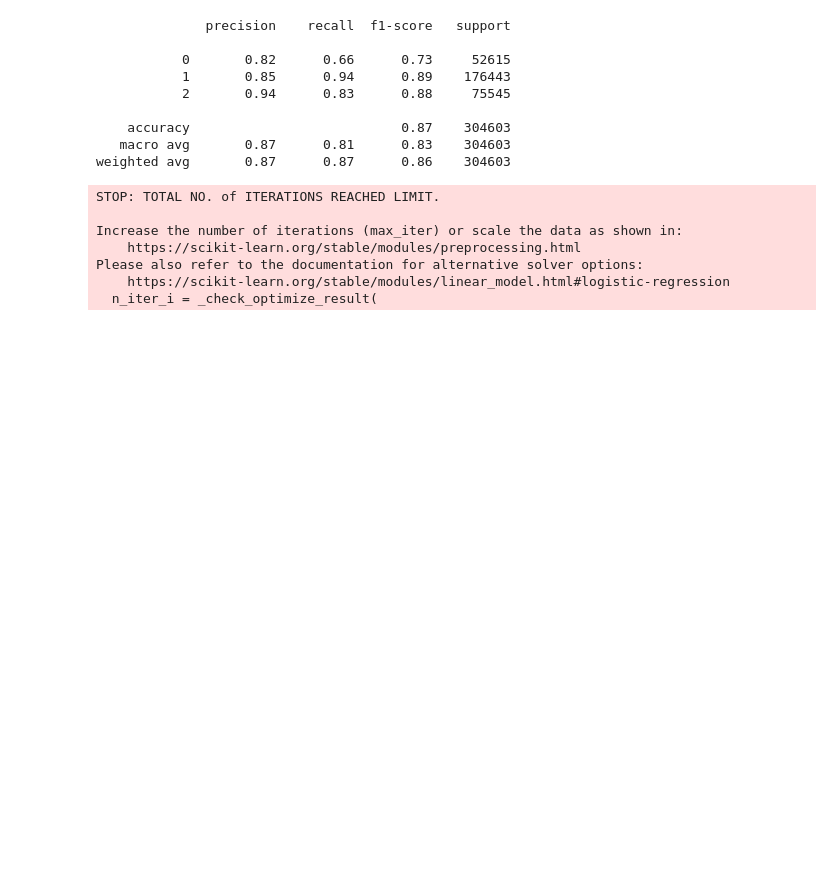
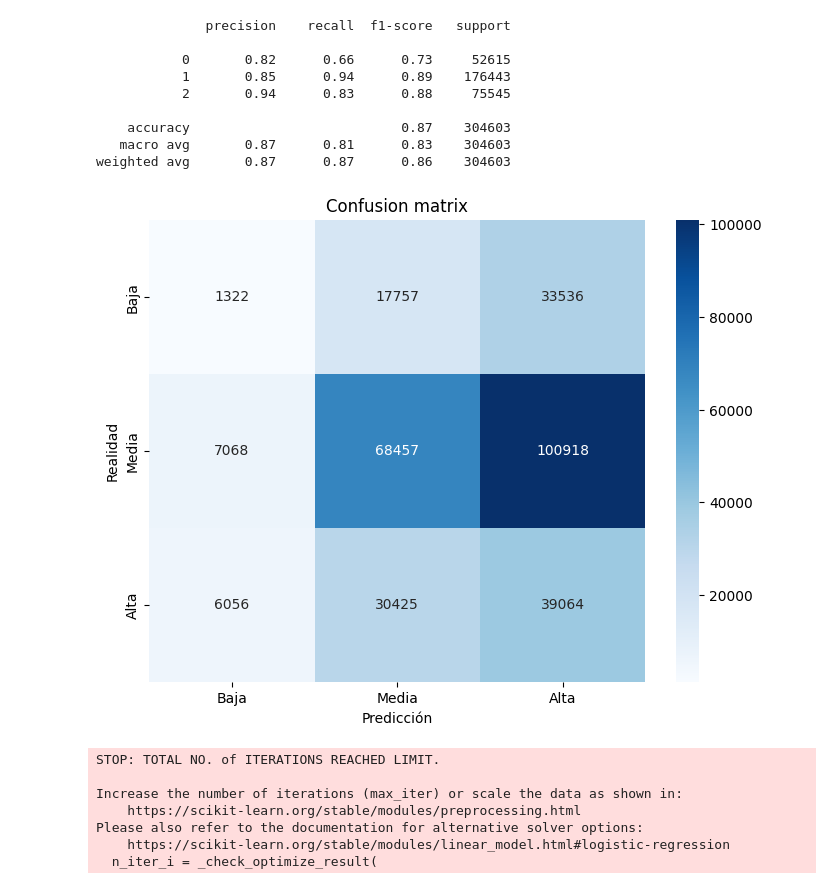
Before and after one commit to adrianpgal10/OCEAN_dataset, a Jupyter notebook: Kaggle.ipynb, the cells around one changed output. Saved outputs shown, nothing was run; the diff lists cells and outputs as text; code cells hidden in the pictures; blank space fills up the shorter version.

```diff
--- a/Kaggle.ipynb
+++ b/Kaggle.ipynb
@@ -866,11 +787,11 @@ model = LogisticRegression(max_iter=200)
 model.fit(X_train_ext, y_train_ext)
 
 # Paso 3: Predicción sobre los datos de prueba
-y_pred = model.predict(X_test_ext)
+y_pred_ext = model.predict(X_test_ext)
 
 # Paso 4: Evaluación con métricas
 # Usamos classification_report para obtener varias métricas como precision, recall, f1-score
-print(classification_report(y_test_ext, y_pred))
+print(classification_report(y_test_ext, y_pred_ext))
 # %% [output]
 STOP: TOTAL NO. of ITERATIONS REACHED LIMIT.
 
@@ -888,6 +809,19 @@ Please also refer to the documentation for alternative solver options:
     accuracy                           0.87    304603
    macro avg       0.87      0.81      0.83    304603
 weighted avg       0.87      0.87      0.86    304603
+# %%
+# Generar la matriz de confusión
+conf_matrix = confusion_matrix(y_test_ext, y_pred_ext)
+
+# Visualizar la matriz de confusión usando seaborn
+plt.figure(figsize=(8,6))
+sns.heatmap(conf_matrix, annot=True, fmt='d', cmap='Blues', xticklabels=["Baja", "Media", "Alta"], yticklabels=["Baja", "Media", "Alta"])
+plt.xlabel('Predicción')
+plt.ylabel('Realidad')
+plt.title('Confusion matrix')
+plt.show()
+# %% [output]
+[figure, added]
 # %%
 models=['Logistic Regression', "Decision Tree", 'Random Forest', 'KNN']
 f1_scores_sin_pca=[]
```
Also changed, not shown: parts of 51 cells of this notebook.
